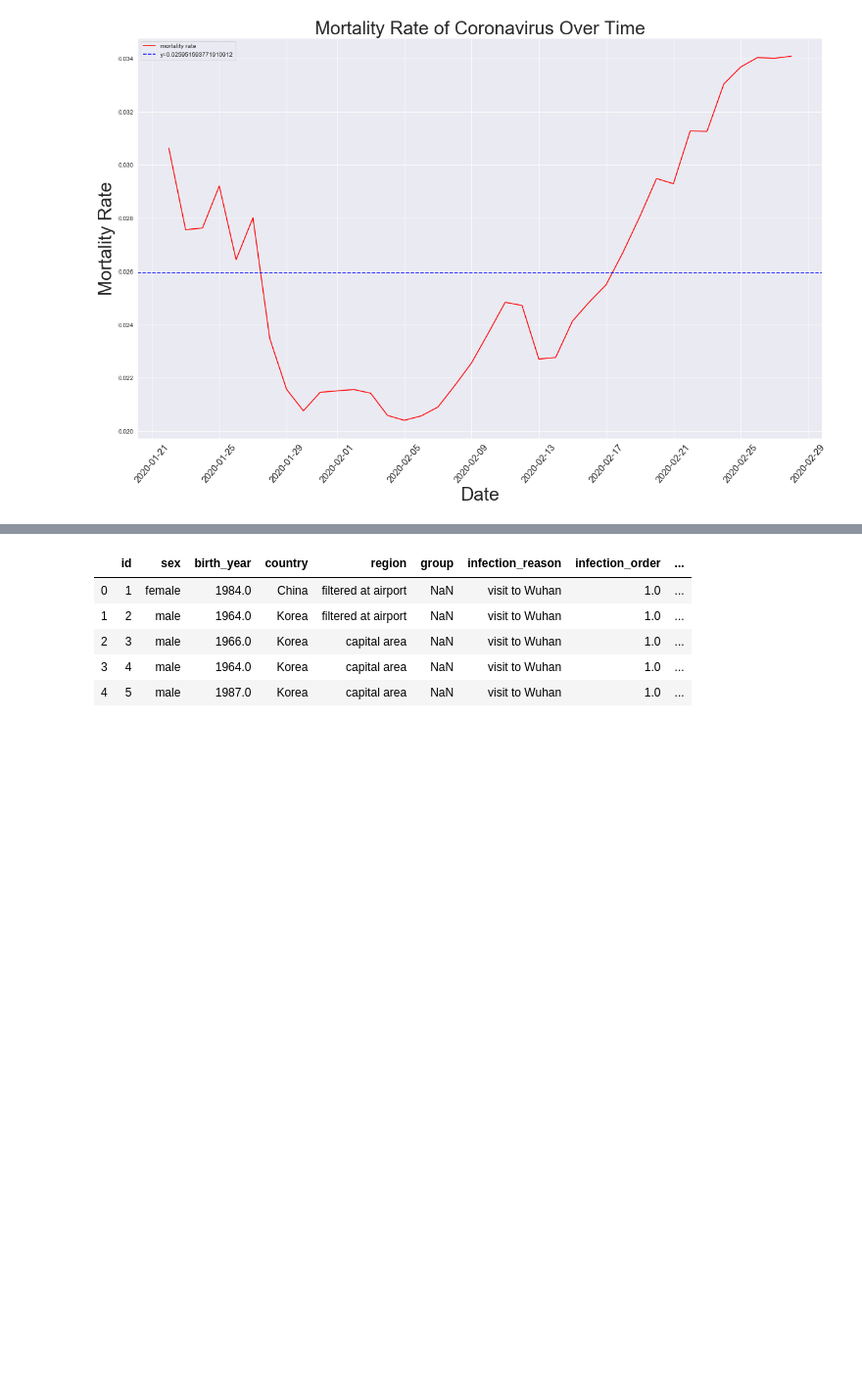
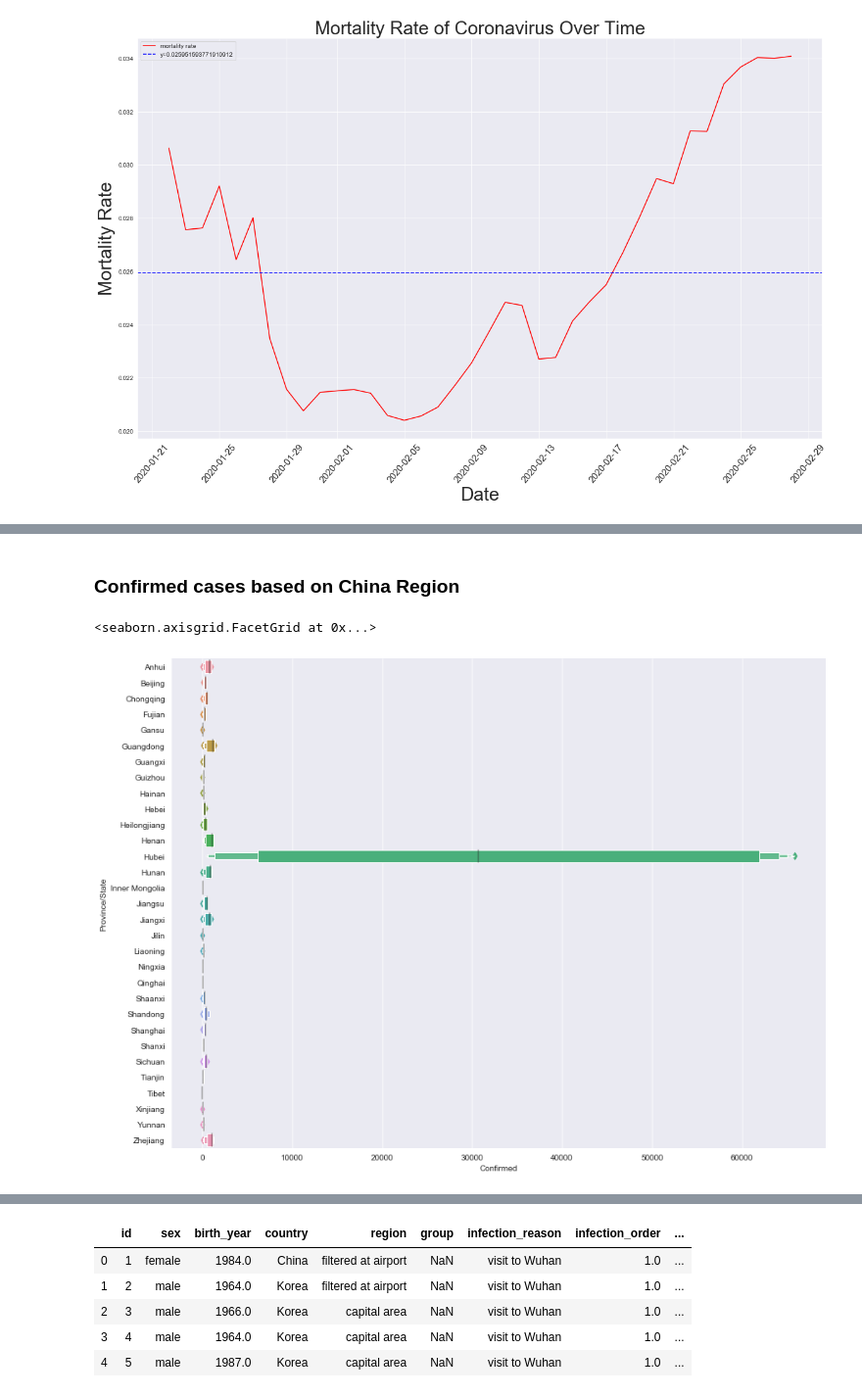
Before and after one commit to uyennguyen16900/corona_virus_analysis, a Jupyter notebook: corona_virus_analysis.ipynb, the cells around one changed output, grey strips where cells are left out. Shown at 98% size. Cells and saved outputs as stored; diff of their text form; code cells hidden in the pictures; blank space fills up the shorter version.

```diff
--- a/corona_virus_analysis.ipynb
+++ b/corona_virus_analysis.ipynb
@@ -262,0 +253,11 @@ fig.show()
+# %% [markdown]
+### Confirmed cases based on China Region
+# %%
+from matplotlib.axes._axes import _log as matplotlib_axes_logger
+matplotlib_axes_logger.setLevel('ERROR')
+
+china_data = df[df['Country/Region'] == 'Mainland China']
+sns.catplot(y="Province/State", x="Confirmed", data=china_data,kind='boxen',height=9,aspect=1.4)
+# %% [output]
+<seaborn.axisgrid.FacetGrid at 0x...>
+[figure, added]
```
Also changed, not shown: parts of 11 cells of this notebook.
